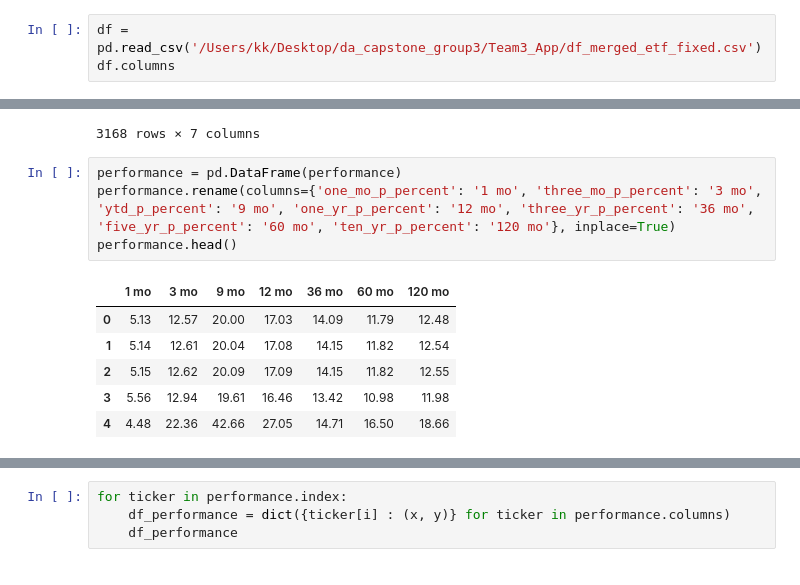
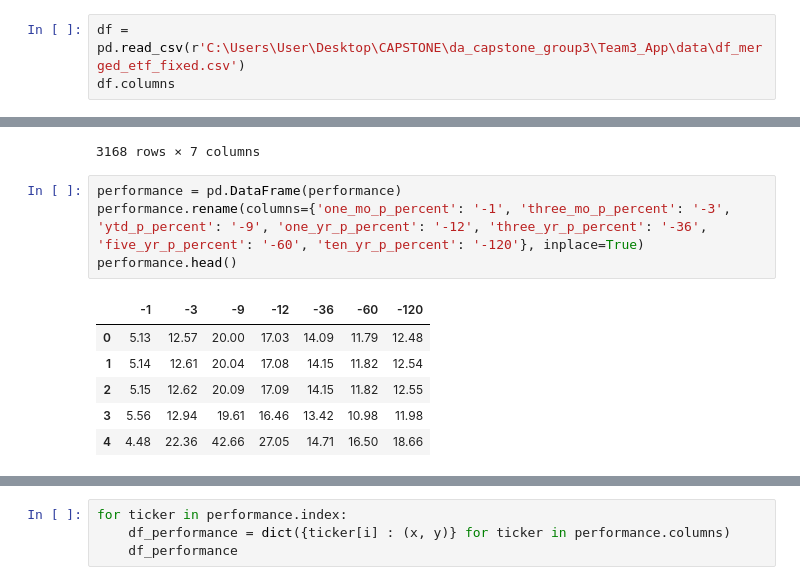
Before and after one commit to KrisLief/da_capstone_group3, a Jupyter notebook: Team3_App/data/yf_yq.ipynb, the cells around one changed output, grey strips where cells are left out. Cells and saved outputs as stored; diff of their text form.

```diff
--- a/Team3_App/data/yf_yq.ipynb
+++ b/Team3_App/data/yf_yq.ipynb
@@ -4,7 +4,7 @@ import numpy as np
 import matplotlib.pyplot as plt
 import seaborn as sns
 # %%
-df = pd.read_csv('/Users/kk/Desktop/da_capstone_group3/Team3_App/df_merged_etf_fixed.csv')
+df = pd.read_csv(r'C:\Users\User\Desktop\CAPSTONE\da_capstone_group3\Team3_App\data\df_merged_etf_fixed.csv')
 df.columns
 # %% [output]
 Index(['Unnamed: 0', 'ticker', 'one_yr_return', 'expense_ratio', 'aum',
@@ -39,10 +39,10 @@ performance
 3168 rows × 7 columns
 # %%
 performance = pd.DataFrame(performance)
-performance.rename(columns={'one_mo_p_percent': '1 mo', 'three_mo_p_percent': '3 mo', 'ytd_p_percent': '9 mo', 'one_yr_p_percent': '12 mo', 'three_yr_p_percent': '36 mo', 'five_yr_p_percent': '60 mo', 'ten_yr_p_percent': '120 mo'}, inplace=True)
+performance.rename(columns={'one_mo_p_percent': '-1', 'three_mo_p_percent': '-3', 'ytd_p_percent': '-9', 'one_yr_p_percent': '-12', 'three_yr_p_percent': '-36', 'five_yr_p_percent': '-60', 'ten_yr_p_percent': '-120'}, inplace=True)
 performance.head()
 # %% [output]
-|  | 1 mo | 3 mo | 9 mo | 12 mo | 36 mo | 60 mo | 120 mo |
+|  | -1 | -3 | -9 | -12 | -36 | -60 | -120 |
 | 0 | 5.13 | 12.57 | 20.00 | 17.03 | 14.09 | 11.79 | 12.48 |
 | 1 | 5.14 | 12.61 | 20.04 | 17.08 | 14.15 | 11.82 | 12.54 |
 | 2 | 5.15 | 12.62 | 20.09 | 17.09 | 14.15 | 11.82 | 12.55 |
```
Also changed, not shown: parts of 52 cells of this notebook, 4 other files.
